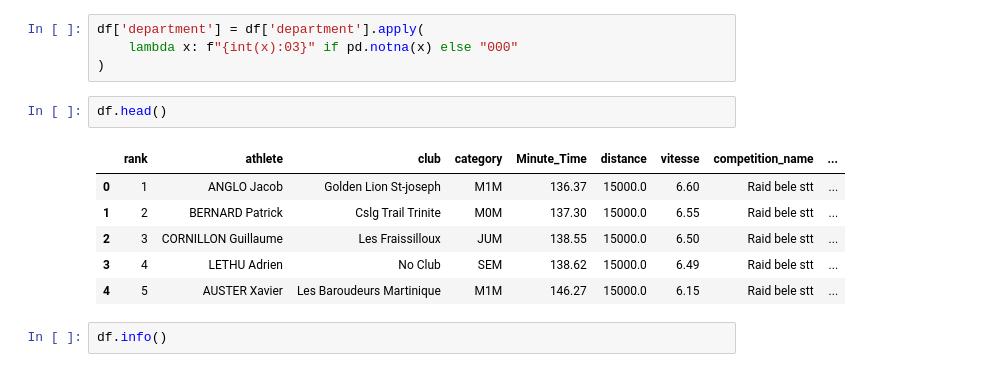
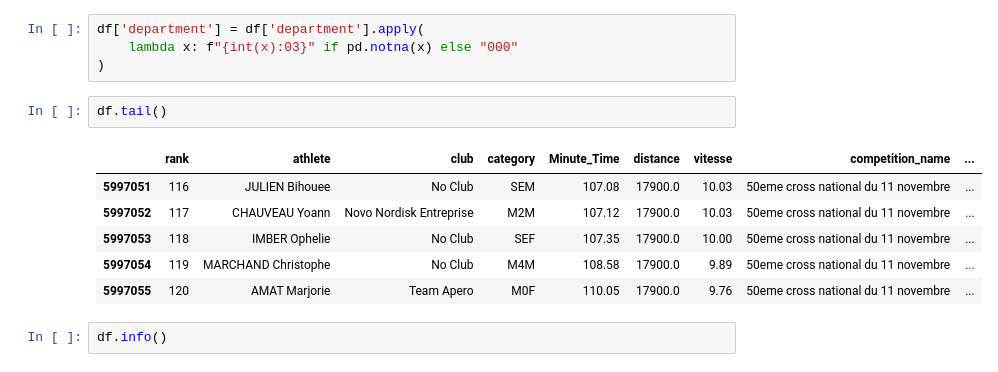
Before and after one commit to TrotiRemi/FFA_Data, a Jupyter notebook: test.ipynb, the cells around one changed output. Cells and saved outputs as stored; diff of their text form.

```diff
--- a/test.ipynb
+++ b/test.ipynb
@@ -241,14 +246,14 @@ df['department'] = df['department'].apply(
     lambda x: f"{int(x):03}" if pd.notna(x) else "000"
 )
 # %%
-df.head()
+df.tail()
 # %% [output]
 |  | rank | athlete | club | category | Minute_Time | distance | vitesse | competition_name | ... |
-| 0 | 1 | ANGLO Jacob | Golden Lion St-joseph | M1M | 136.37 | 15000.0 | 6.60 | Raid bele stt | ... |
-| 1 | 2 | BERNARD Patrick | Cslg Trail Trinite | M0M | 137.30 | 15000.0 | 6.55 | Raid bele stt | ... |
-| 2 | 3 | CORNILLON Guillaume | Les Fraissilloux | JUM | 138.55 | 15000.0 | 6.50 | Raid bele stt | ... |
-| 3 | 4 | LETHU Adrien | No Club | SEM | 138.62 | 15000.0 | 6.49 | Raid bele stt | ... |
-| 4 | 5 | AUSTER Xavier | Les Baroudeurs Martinique | M1M | 146.27 | 15000.0 | 6.15 | Raid bele stt | ... |
+| 5997051 | 116 | JULIEN Bihouee | No Club | SEM | 107.08 | 17900.0 | 10.03 | 50eme cross national du 11 novembre | ... |
+| 5997052 | 117 | CHAUVEAU Yoann | Novo Nordisk Entreprise | M2M | 107.12 | 17900.0 | 10.03 | 50eme cross national du 11 novembre | ... |
+| 5997053 | 118 | IMBER Ophelie | No Club | SEF | 107.35 | 17900.0 | 10.00 | 50eme cross national du 11 novembre | ... |
+| 5997054 | 119 | MARCHAND Christophe | No Club | M4M | 108.58 | 17900.0 | 9.89 | 50eme cross national du 11 novembre | ... |
+| 5997055 | 120 | AMAT Marjorie | Team Apero | M0F | 110.05 | 17900.0 | 9.76 | 50eme cross national du 11 novembre | ... |
 # %%
 df.info()
 # %% [output]
```
Also changed, not shown: parts of 2 cells of this notebook, 3 other files.
